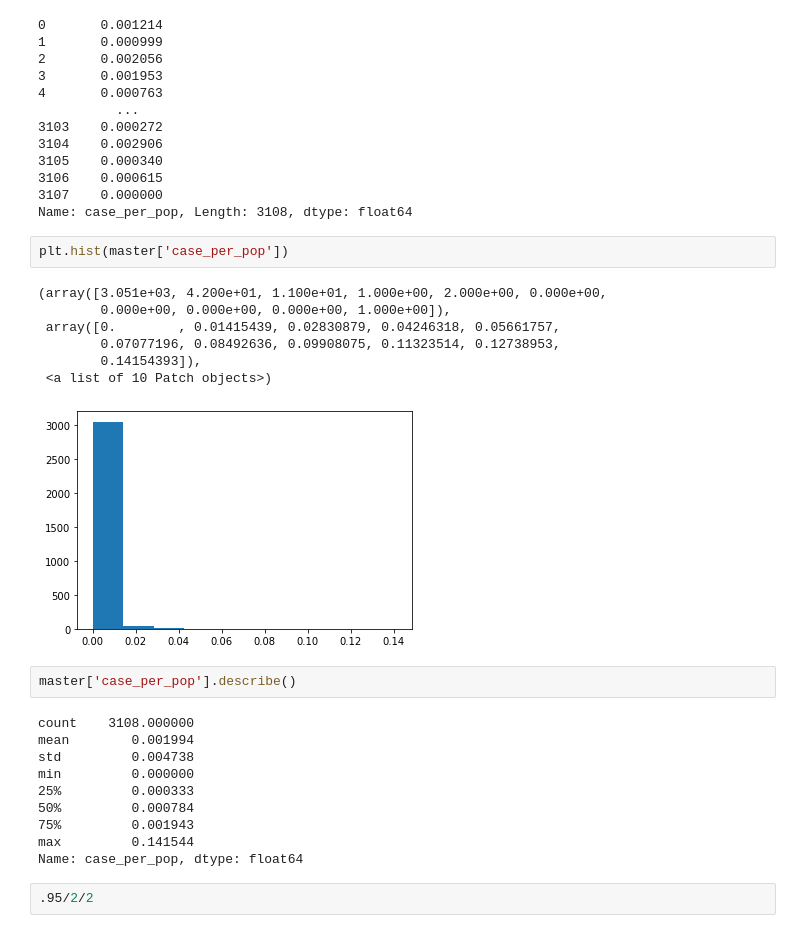
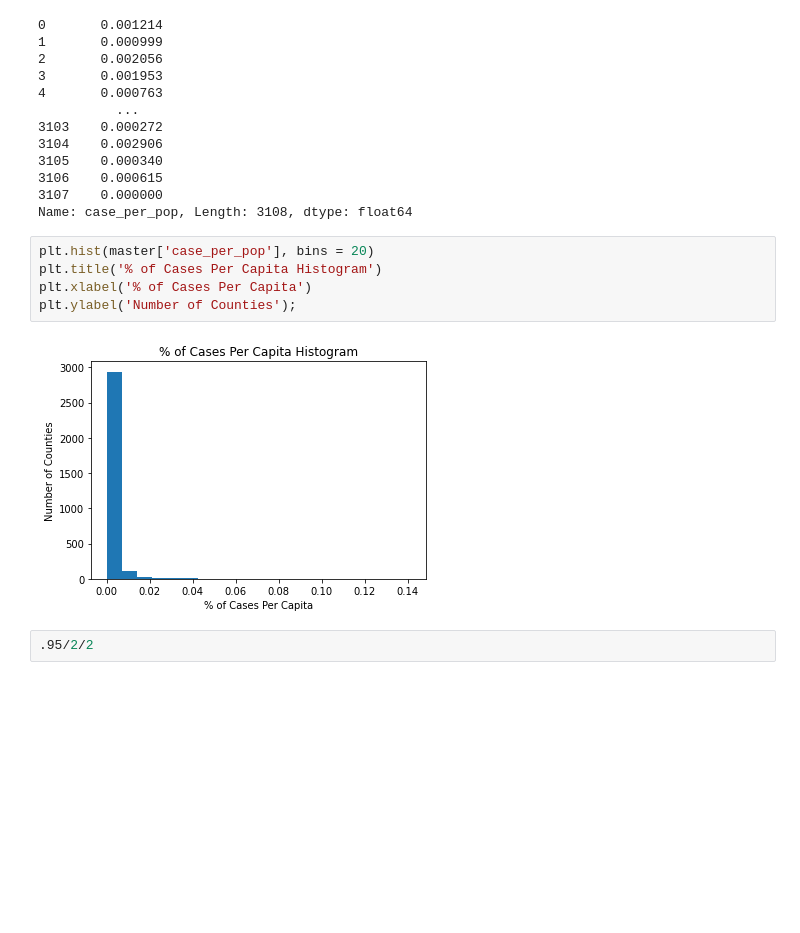
Before and after one commit to Agelf123/covid_predictions, a Jupyter notebook: code/brandon/Modeling.ipynb, the cells around one changed output. Cells and saved outputs as stored; diff of their text form; blank space fills up the shorter version.

```diff
--- a/code/brandon/Modeling.ipynb
+++ b/code/brandon/Modeling.ipynb
@@ -127,28 +147,13 @@ master['case_per_pop']
 3106    0.000615
 3107    0.000000
 Name: case_per_pop, Length: 3108, dtype: float64
-# %%
-plt.hist(master['case_per_pop'])
-# %% [output]
-(array([3.051e+03, 4.200e+01, 1.100e+01, 1.000e+00, 2.000e+00, 0.000e+00,
-        0.000e+00, 0.000e+00, 0.000e+00, 1.000e+00]),
- array([0.        , 0.01415439, 0.02830879, 0.04246318, 0.05661757,
-        0.07077196, 0.08492636, 0.09908075, 0.11323514, 0.12738953,
-        0.14154393]),
- <a list of 10 Patch objects>)
-[figure, removed]
-# %%
-master['case_per_pop'].describe()
-# %% [output]
-count    3108.000000
-mean        0.001994
-std         0.004738
-min         0.000000
-25%         0.000333
-50%         0.000784
-75%         0.001943
-max         0.141544
-Name: case_per_pop, dtype: float64
+# %%
+plt.hist(master['case_per_pop'], bins = 20)
+plt.title('% of Cases Per Capita Histogram')
+plt.xlabel('% of Cases Per Capita')
+plt.ylabel('Number of Counties');
+# %% [output]
+[figure, added]
 # %%
 .95/2/2
 # %% [output]
```
Also changed, not shown: parts of 31 cells of this notebook.
